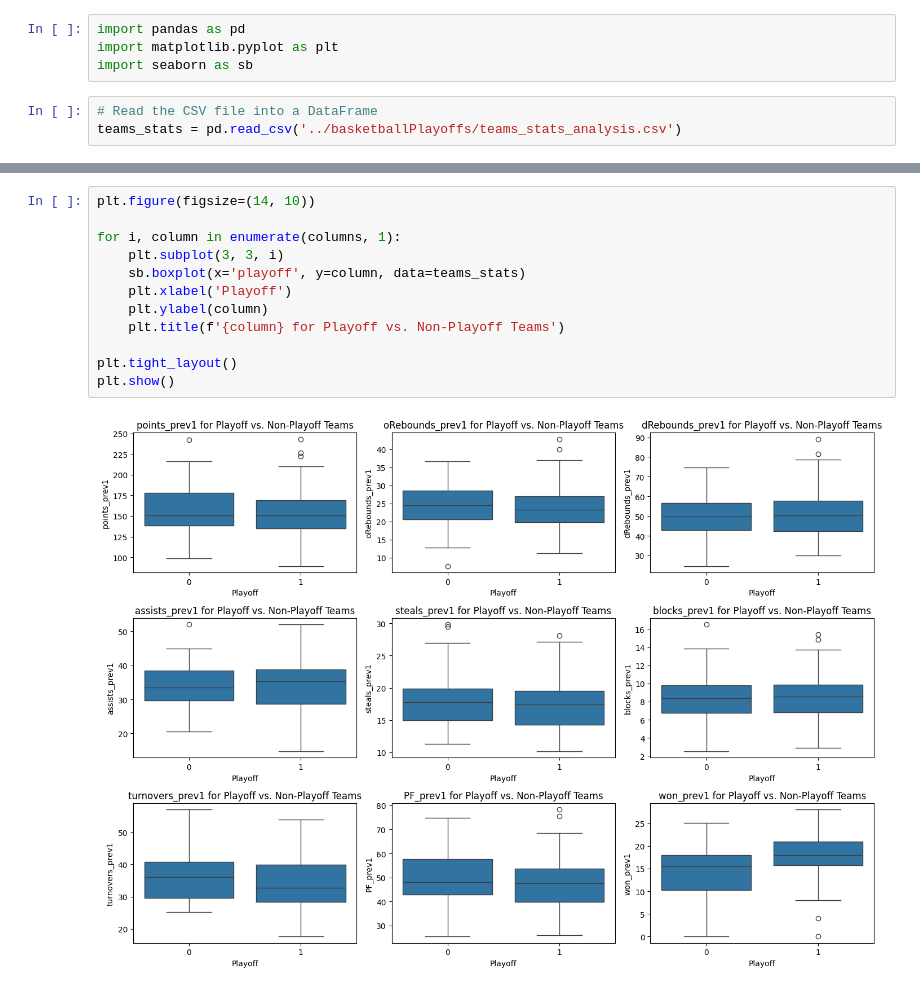
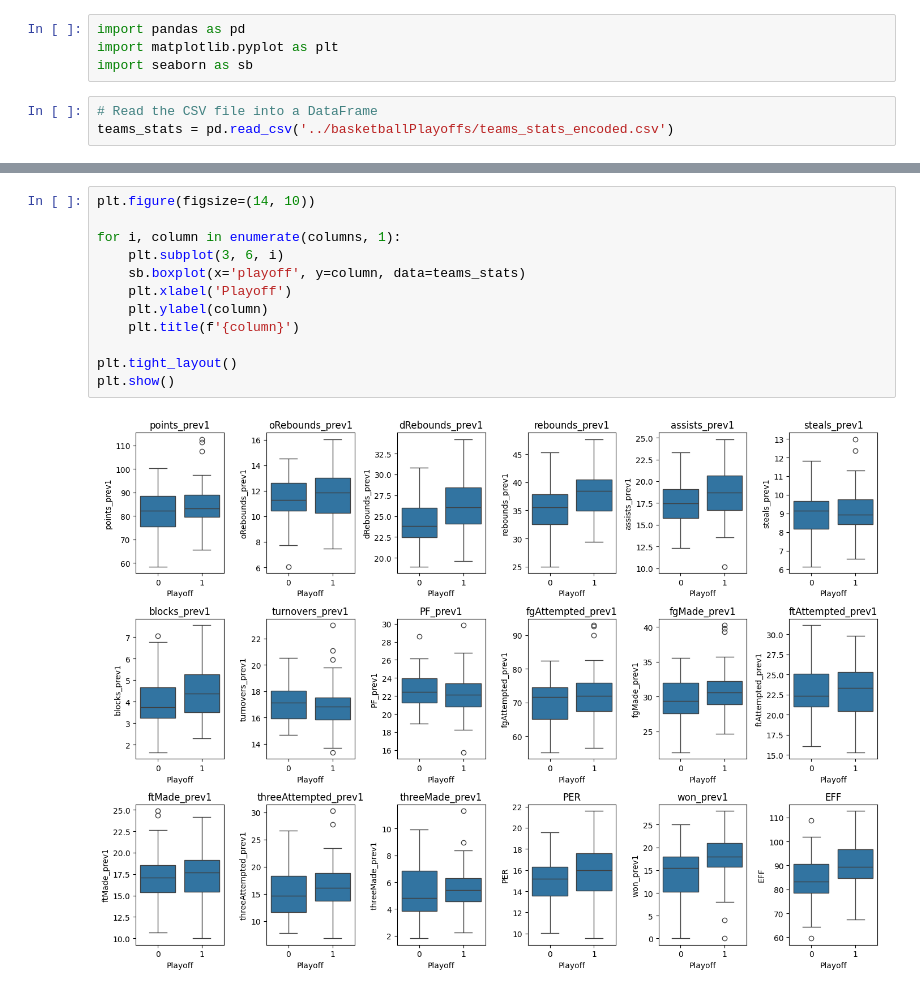
Before and after one commit to DiogoSilva11/AC_proj, a Jupyter notebook: src/players_teams_analysis.ipynb, the cells around one changed output, grey strips where cells are left out. Drawn from its saved outputs; the diff is of its cells as text.

```diff
--- a/src/players_teams_analysis.ipynb
+++ b/src/players_teams_analysis.ipynb
@@ -4,7 +4,7 @@ import matplotlib.pyplot as plt
 import seaborn as sb
 # %%
 # Read the CSV file into a DataFrame
-teams_stats = pd.read_csv('../basketballPlayoffs/teams_stats_analysis.csv')
+teams_stats = pd.read_csv('../basketballPlayoffs/teams_stats_encoded.csv')
 # %%
 plt.figure(figsize=(10, 6))
 
@@ -69,17 +69,17 @@ plt.show()
 # %%
 plt.figure(figsize=(14, 10))
 
 for i, column in enumerate(columns, 1):
-    plt.subplot(3, 3, i)
+    plt.subplot(3, 6, i)
     sb.boxplot(x='playoff', y=column, data=teams_stats)
     plt.xlabel('Playoff')
     plt.ylabel(column)
-    plt.title(f'{column} for Playoff vs. Non-Playoff Teams')
+    plt.title(f'{column}')
 
 plt.tight_layout()
 plt.show()
 # %% [output]
-[figure, old version]
+[figure, new version]
 # %%
 # HEATHMAP SHOWING CORRELATION BETWEEN INGAME STATS AND PLAYOFF QUALIFICATION
 print(teams_stats.corr())
```
Also changed, not shown: parts of 5 cells of this notebook, 17 other files.
